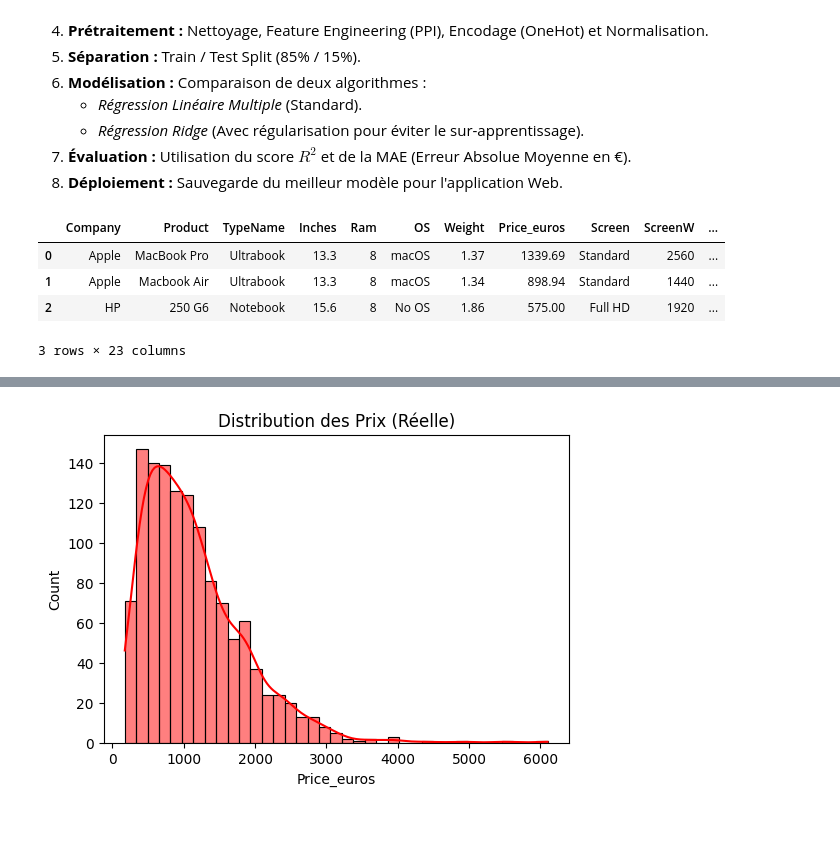
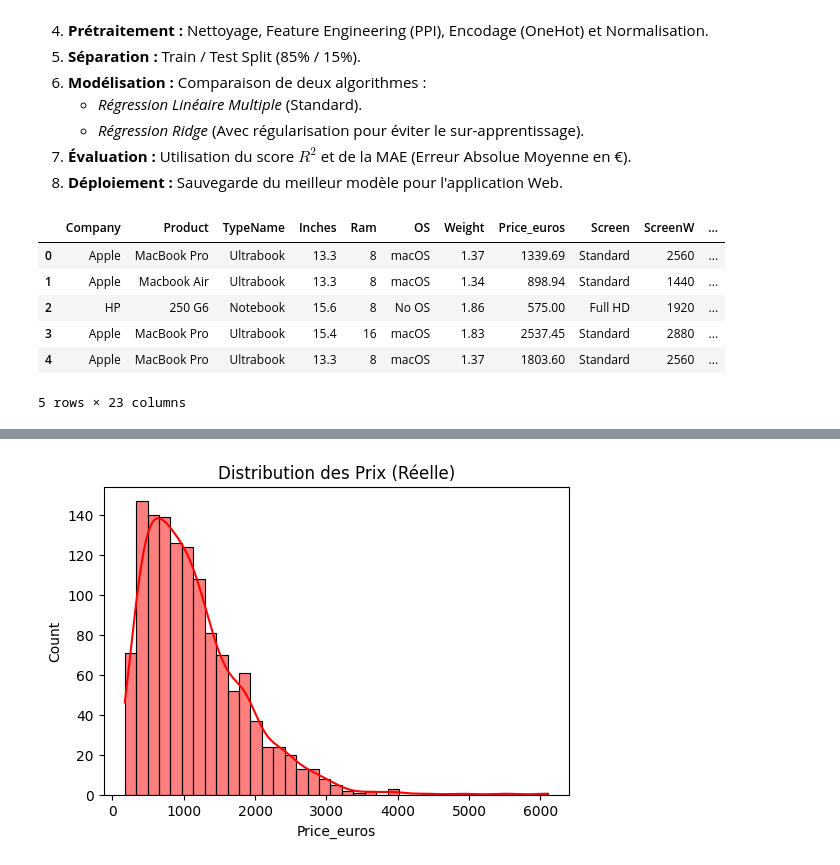
Before and after one commit to Sofiane-Meziane/Laptop_Expert, a Jupyter notebook: notebooks/Regression_Notebook.ipynb, the cells around one changed output, grey strips where cells are left out. Cells and saved outputs as stored; diff of their text form; code cells hidden in the pictures; blank space fills up the shorter version.

```diff
--- a/notebooks/Regression_Notebook.ipynb
+++ b/notebooks/Regression_Notebook.ipynb
@@ -32,13 +32,15 @@ warnings.filterwarnings('ignore')
 # %%
 df = pd.read_csv('../data/laptop_prices.csv')
 
-display(df.head(3))
+display(df.head())
 # %% [output]
 |  | Company | Product | TypeName | Inches | Ram | OS | Weight | Price_euros | Screen | ScreenW | ... |
 | 0 | Apple | MacBook Pro | Ultrabook | 13.3 | 8 | macOS | 1.37 | 1339.69 | Standard | 2560 | ... |
 | 1 | Apple | Macbook Air | Ultrabook | 13.3 | 8 | macOS | 1.34 | 898.94 | Standard | 1440 | ... |
 | 2 | HP | 250 G6 | Notebook | 15.6 | 8 | No OS | 1.86 | 575.00 | Full HD | 1920 | ... |
+| 3 | Apple | MacBook Pro | Ultrabook | 15.4 | 16 | macOS | 1.83 | 2537.45 | Standard | 2880 | ... |
+| 4 | Apple | MacBook Pro | Ultrabook | 13.3 | 8 | macOS | 1.37 | 1803.60 | Standard | 2560 | ... |
-3 rows × 23 columns
+5 rows × 23 columns
 # %%
 df['Ram'] = df['Ram'].astype(str).str.replace('GB', '').astype(int)
 df['Weight'] = df['Weight'].astype(str).str.replace('kg', '').astype(float)
```
Also changed, not shown: parts of 6 cells of this notebook, 1 other file.
